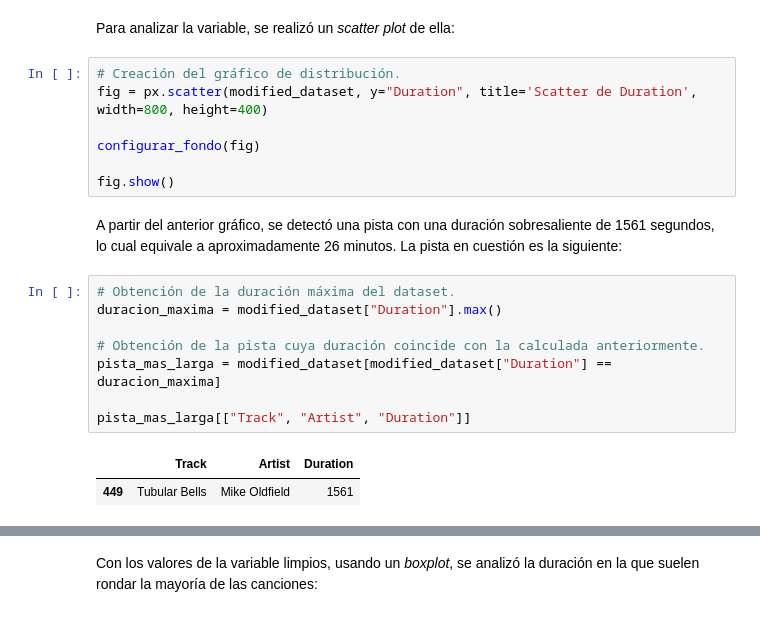
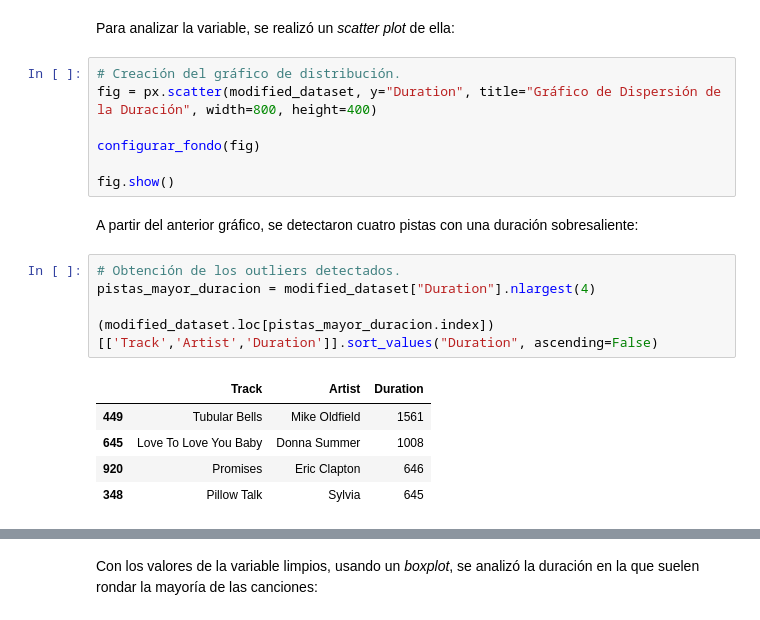
Before and after one commit to iroumec/TPE-FCD, a Jupyter notebook: Notebook.ipynb, the cells around one changed output, grey strips where cells are left out. Saved outputs shown, nothing was run; the diff lists cells and outputs as text.

```diff
--- a/Notebook.ipynb
+++ b/Notebook.ipynb
@@ -614,22 +616,22 @@ Conclusiones de la variable:
 Para analizar la variable, se realizó un *scatter plot* de ella:
 # %%
 # Creación del gráfico de distribución.
-fig = px.scatter(modified_dataset, y="Duration", title='Scatter de Duration', width=800, height=400)
+fig = px.scatter(modified_dataset, y="Duration", title="Gráfico de Dispersión de la Duración", width=800, height=400)
 
 configurar_fondo(fig)
 
 fig.show()
 # %% [markdown]
-A partir del anterior gráfico, se detectó una pista con una duración sobresaliente de 1561 segundos, lo cual equivale a aproximadamente 26 minutos. La pista en cuestión es la siguiente:
+A partir del anterior gráfico, se detectaron cuatro pistas con una duración sobresaliente:
-# %%
-# Obtención de la duración máxima del dataset.
-duracion_maxima = modified_dataset["Duration"].max()
-
-# Obtención de la pista cuya duración coincide con la calculada anteriormente.
-pista_mas_larga = modified_dataset[modified_dataset["Duration"] == duracion_maxima]
-
-pista_mas_larga[["Track", "Artist", "Duration"]]
-# %% [output]
-|  | Track | Artist | Duration |
-| 449 | Tubular Bells | Mike Oldfield | 1561 |
+# %%
+# Obtención de los outliers detectados.
+pistas_mayor_duracion = modified_dataset["Duration"].nlargest(4)
+
+(modified_dataset.loc[pistas_mayor_duracion.index])[['Track','Artist','Duration']].sort_values("Duration", ascending=False)
+# %% [output]
+|  | Track | Artist | Duration |
+| 449 | Tubular Bells | Mike Oldfield | 1561 |
+| 645 | Love To Love You Baby | Donna Summer | 1008 |
+| 920 | Promises | Eric Clapton | 646 |
+| 348 | Pillow Talk | Sylvia | 645 |
 # %% [markdown]
```
Also changed, not shown: parts of 59 cells of this notebook.
